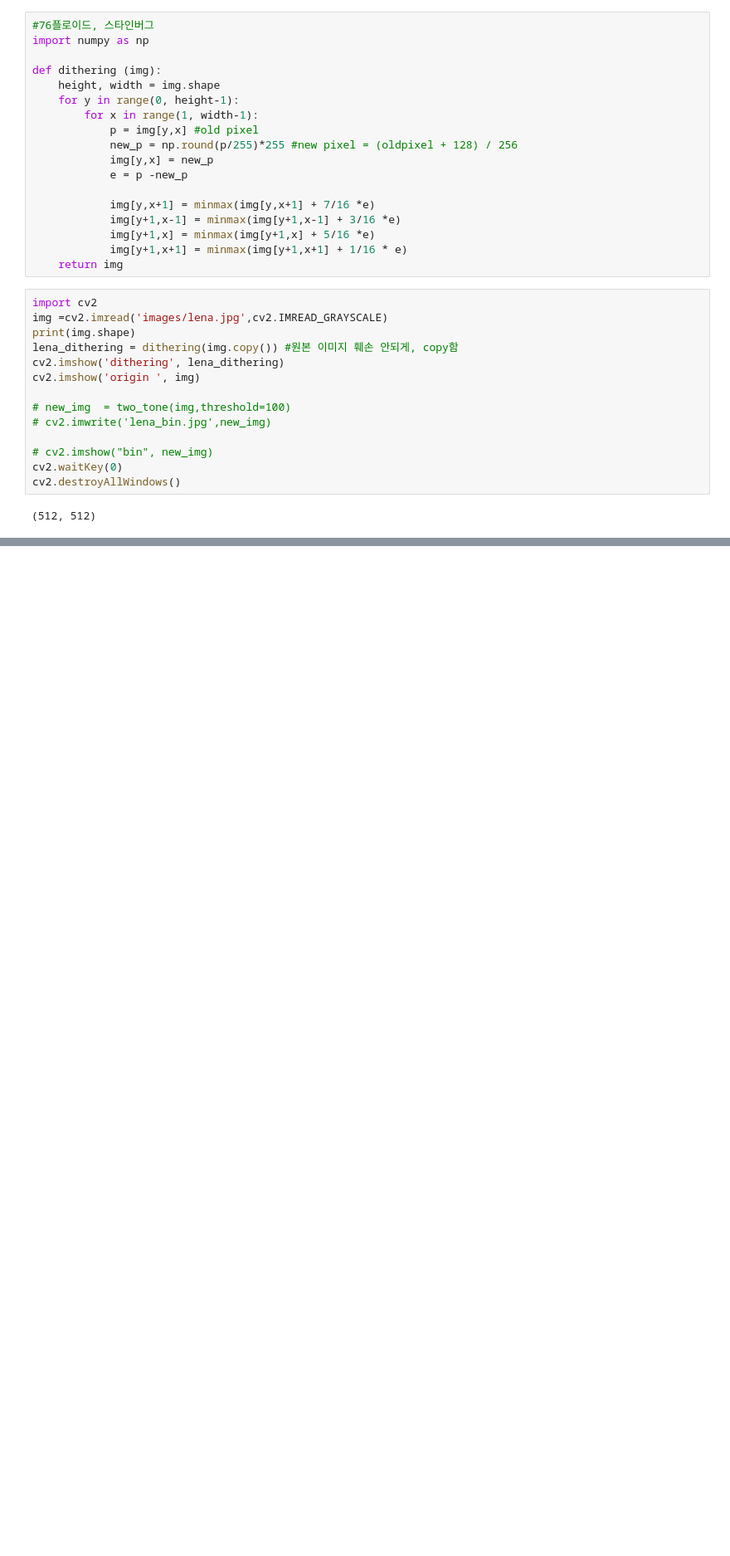
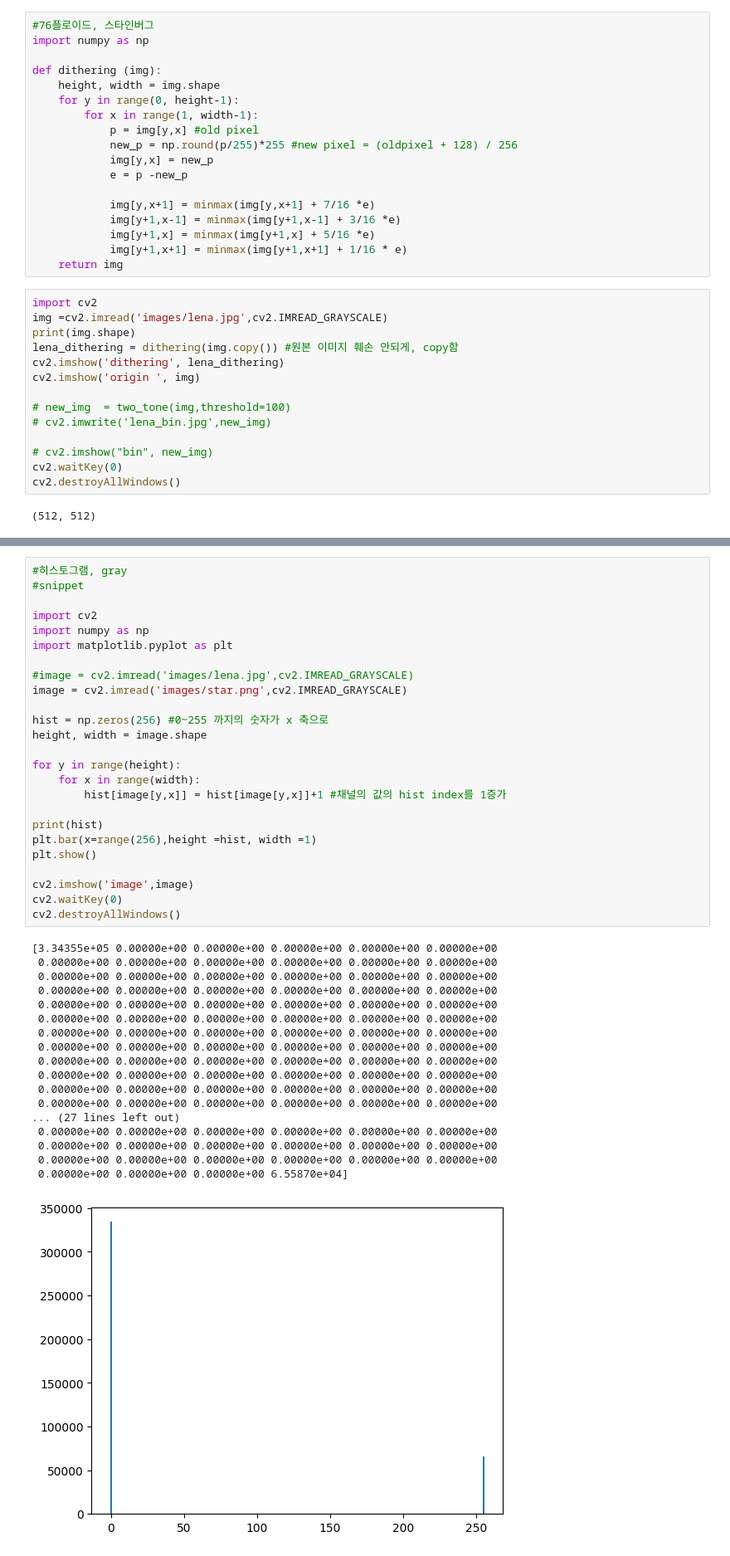
Before and after one commit to tuningkiwi/openCV_Prj, a Jupyter notebook: opencv2.ipynb, the cells around one changed output, grey strips where cells are left out. Shown at 83% size. Cells and saved outputs as stored; diff of their text form; blank space fills up the shorter version.

```diff
--- a/opencv2.ipynb
+++ b/opencv2.ipynb
@@ -429,0 +430,44 @@ print(move_loc)
+# %%
+#히스토그램, gray
+#snippet
+
+import cv2
+import numpy as np
+import matplotlib.pyplot as plt
+
+#image = cv2.imread('images/lena.jpg',cv2.IMREAD_GRAYSCALE)
+image = cv2.imread('images/star.png',cv2.IMREAD_GRAYSCALE)
+
+hist = np.zeros(256) #0~255 까지의 숫자가 x 축으로
+height, width = image.shape
+
+for y in range(height):
+    for x in range(width):
+        hist[image[y,x]] = hist[image[y,x]]+1 #채널의 값의 hist index를 1증가
+
+print(hist)
+plt.bar(x=range(256),height =hist, width =1)
+plt.show()
+
+cv2.imshow('image',image)
+cv2.waitKey(0)
+cv2.destroyAllWindows()
+# %% [output]
+[3.34355e+05 0.00000e+00 0.00000e+00 0.00000e+00 0.00000e+00 0.00000e+00
+ 0.00000e+00 0.00000e+00 0.00000e+00 0.00000e+00 0.00000e+00 0.00000e+00
+ 0.00000e+00 0.00000e+00 0.00000e+00 0.00000e+00 0.00000e+00 0.00000e+00
+ 0.00000e+00 0.00000e+00 0.00000e+00 0.00000e+00 0.00000e+00 0.00000e+00
+ 0.00000e+00 0.00000e+00 0.00000e+00 0.00000e+00 0.00000e+00 0.00000e+00
+ 0.00000e+00 0.00000e+00 0.00000e+00 0.00000e+00 0.00000e+00 0.00000e+00
+ 0.00000e+00 0.00000e+00 0.00000e+00 0.00000e+00 0.00000e+00 0.00000e+00
+ 0.00000e+00 0.00000e+00 0.00000e+00 0.00000e+00 0.00000e+00 0.00000e+00
+ 0.00000e+00 0.00000e+00 0.00000e+00 0.00000e+00 0.00000e+00 0.00000e+00
+ 0.00000e+00 0.00000e+00 0.00000e+00 0.00000e+00 0.00000e+00 0.00000e+00
+ 0.00000e+00 0.00000e+00 0.00000e+00 0.00000e+00 0.00000e+00 0.00000e+00
+ 0.00000e+00 0.00000e+00 0.00000e+00 0.00000e+00 0.00000e+00 0.00000e+00
+... (27 lines left out)
+ 0.00000e+00 0.00000e+00 0.00000e+00 0.00000e+00 0.00000e+00 0.00000e+00
+ 0.00000e+00 0.00000e+00 0.00000e+00 0.00000e+00 0.00000e+00 0.00000e+00
+ 0.00000e+00 0.00000e+00 0.00000e+00 0.00000e+00 0.00000e+00 0.00000e+00
+ 0.00000e+00 0.00000e+00 0.00000e+00 6.55870e+04]
+[figure, added]
```
Also changed, not shown: parts of 2 cells of this notebook, 2 other files.
